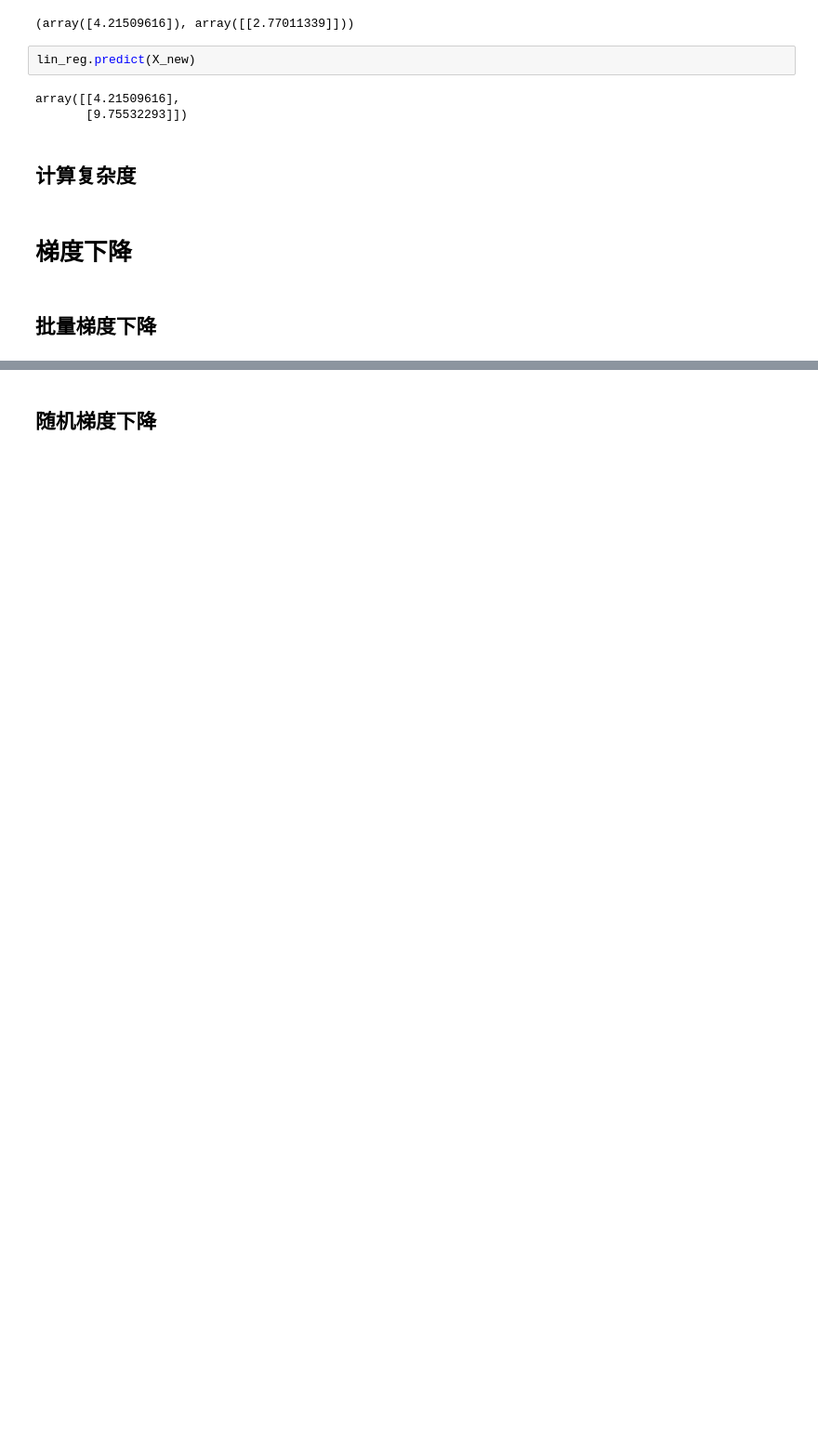
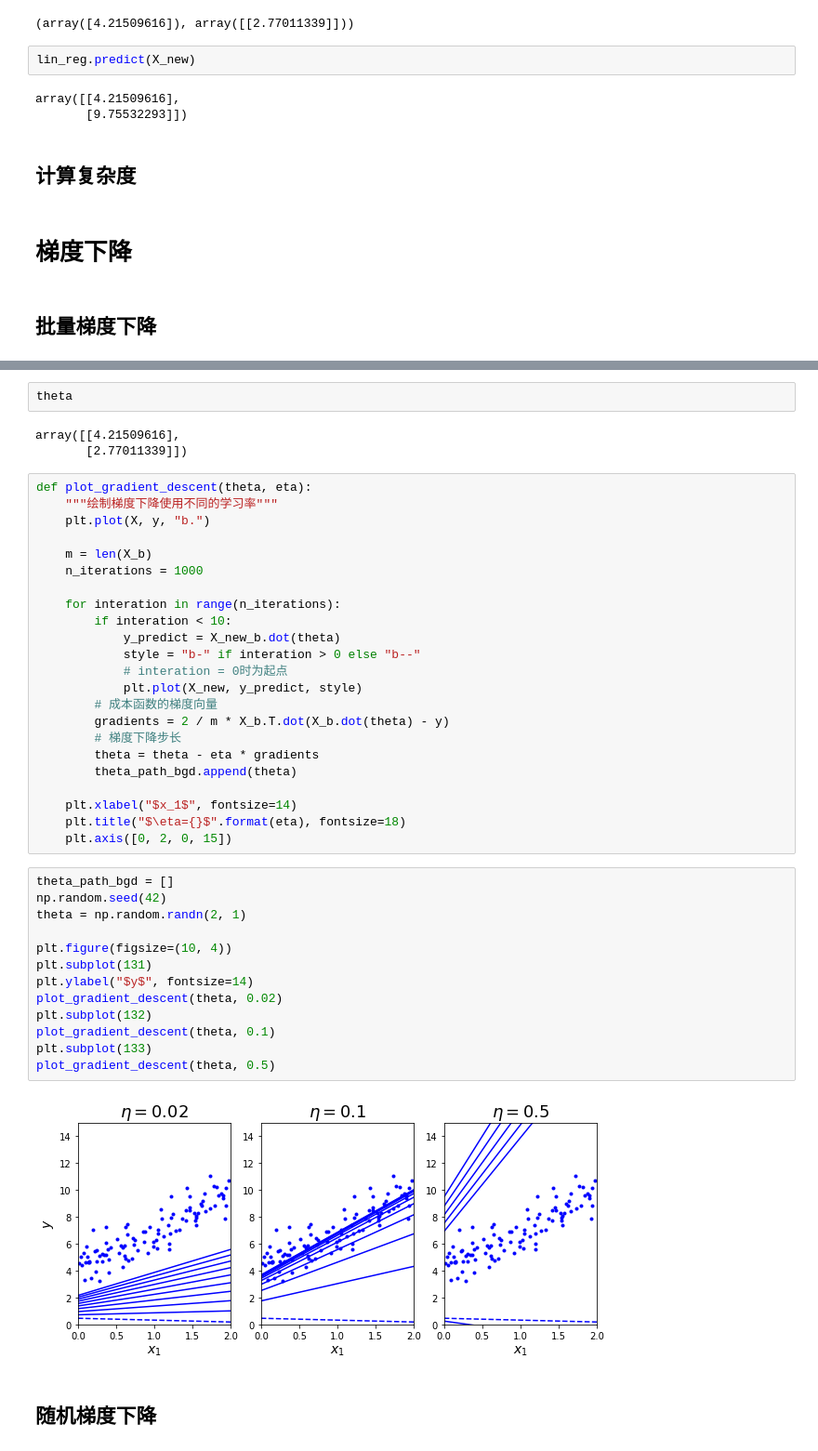
Before and after one commit to haohuan630/hands-on-machine-learning, a Jupyter notebook: 04_training_linear_models.ipynb, the cells around one changed output, grey strips where cells are left out. Shown at 93% size. Drawn from its saved outputs; the diff is of its cells as text; blank space fills up the shorter version.

```diff
--- a/04_training_linear_models.ipynb
+++ b/04_training_linear_models.ipynb
@@ -112,2 +134,45 @@ array([[4.21509616],
+# %%
+theta
+# %% [output]
+array([[4.21509616],
+       [2.77011339]])
+# %%
+def plot_gradient_descent(theta, eta):
+    """绘制梯度下降使用不同的学习率"""
+    plt.plot(X, y, "b.")
+
+    m = len(X_b)
+    n_iterations = 1000
+
+    for interation in range(n_iterations):
+        if interation < 10:
+            y_predict = X_new_b.dot(theta)
+            style = "b-" if interation > 0 else "b--"
+            # interation = 0时为起点
+            plt.plot(X_new, y_predict, style)
+        # 成本函数的梯度向量
+        gradients = 2 / m * X_b.T.dot(X_b.dot(theta) - y)
+        # 梯度下降步长
+        theta = theta - eta * gradients
+        theta_path_bgd.append(theta)
+
+    plt.xlabel("$x_1$", fontsize=14)
+    plt.title("$\eta={}$".format(eta), fontsize=18)
+    plt.axis([0, 2, 0, 15])
+# %%
+theta_path_bgd = []
+np.random.seed(42)
+theta = np.random.randn(2, 1)
+
+plt.figure(figsize=(10, 4))
+plt.subplot(131)
+plt.ylabel("$y$", fontsize=14)
+plot_gradient_descent(theta, 0.02)
+plt.subplot(132)
+plot_gradient_descent(theta, 0.1)
+plt.subplot(133)
+plot_gradient_descent(theta, 0.5)
+# %% [output]
+[figure, added]
 # %% [markdown]
 ## 随机梯度下降
```
Also changed, not shown: parts of 21 cells of this notebook.
